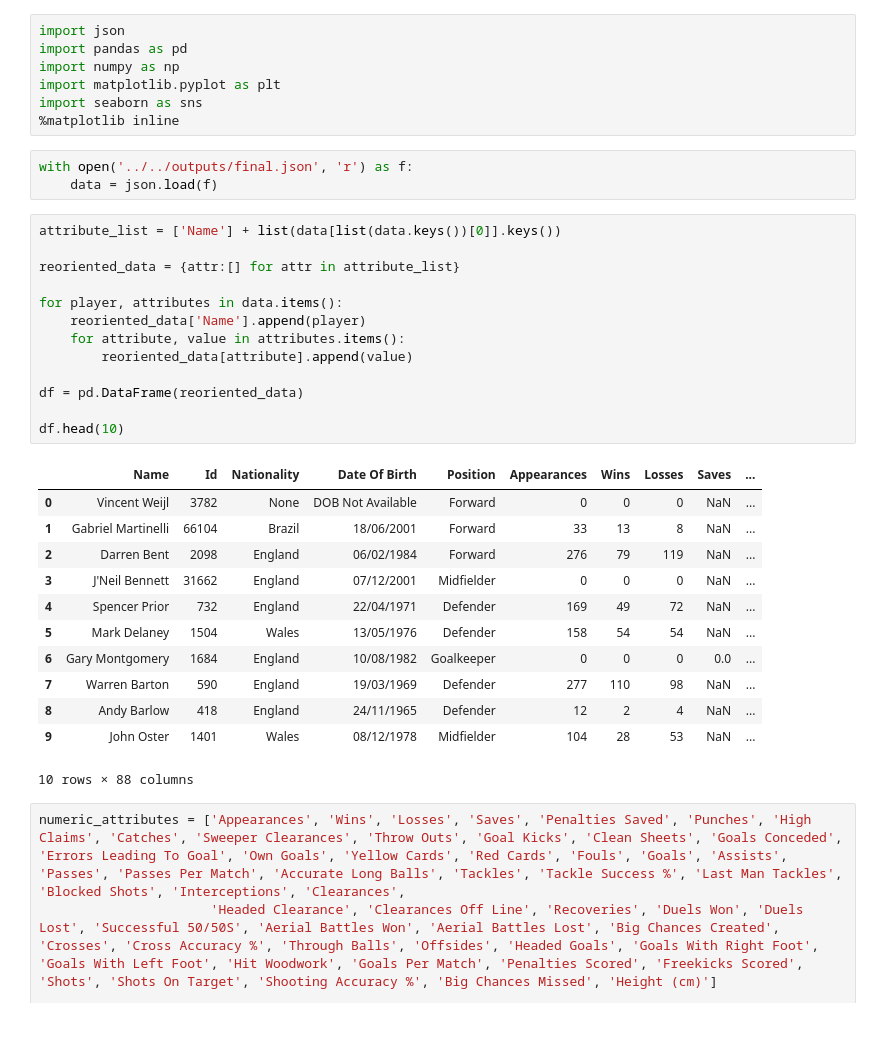
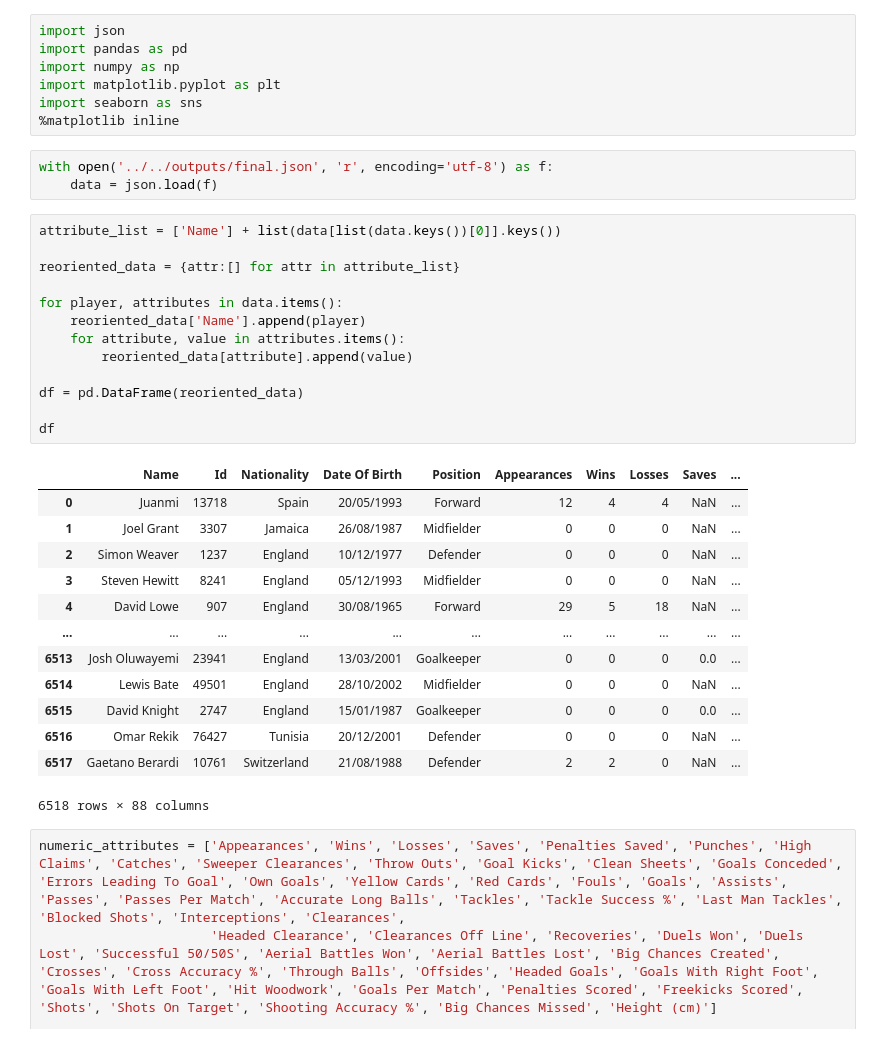
Before and after one commit to georg3tom/PL-scrape, a Jupyter notebook: scripts/notebooks/analysis.ipynb, the cells around one changed output. Saved outputs shown, nothing was run; the diff lists cells and outputs as text.

```diff
--- a/scripts/notebooks/analysis.ipynb
+++ b/scripts/notebooks/analysis.ipynb
@@ -6,34 +6,35 @@ import matplotlib.pyplot as plt
 import seaborn as sns
 %matplotlib inline
 # %%
-with open('../../outputs/final.json', 'r') as f:
+with open('../../outputs/final.json', 'r', encoding='utf-8') as f:
     data = json.load(f)
 # %%
 attribute_list = ['Name'] + list(data[list(data.keys())[0]].keys())
 
 reoriented_data = {attr:[] for attr in attribute_list}
 
 for player, attributes in data.items():
     reoriented_data['Name'].append(player)
     for attribute, value in attributes.items():
         reoriented_data[attribute].append(value)
 
 df = pd.DataFrame(reoriented_data)
 
-df.head(10)
+df
 # %% [output]
 |  | Name | Id | Nationality | Date Of Birth | Position | Appearances | Wins | Losses | Saves | ... |
-| 0 | Vincent Weijl | 3782 | None | DOB Not Available | Forward | 0 | 0 | 0 | NaN | ... |
-| 1 | Gabriel Martinelli | 66104 | Brazil | 18/06/2001 | Forward | 33 | 13 | 8 | NaN | ... |
-| 2 | Darren Bent | 2098 | England | 06/02/1984 | Forward | 276 | 79 | 119 | NaN | ... |
-| 3 | J'Neil Bennett | 31662 | England | 07/12/2001 | Midfielder | 0 | 0 | 0 | NaN | ... |
-| 4 | Spencer Prior | 732 | England | 22/04/1971 | Defender | 169 | 49 | 72 | NaN | ... |
-| 5 | Mark Delaney | 1504 | Wales | 13/05/1976 | Defender | 158 | 54 | 54 | NaN | ... |
-| 6 | Gary Montgomery | 1684 | England | 10/08/1982 | Goalkeeper | 0 | 0 | 0 | 0.0 | ... |
-| 7 | Warren Barton | 590 | England | 19/03/1969 | Defender | 277 | 110 | 98 | NaN | ... |
-| 8 | Andy Barlow | 418 | England | 24/11/1965 | Defender | 12 | 2 | 4 | NaN | ... |
-| 9 | John Oster | 1401 | Wales | 08/12/1978 | Midfielder | 104 | 28 | 53 | NaN | ... |
+| 0 | Juanmi | 13718 | Spain | 20/05/1993 | Forward | 12 | 4 | 4 | NaN | ... |
+| 1 | Joel Grant | 3307 | Jamaica | 26/08/1987 | Midfielder | 0 | 0 | 0 | NaN | ... |
+| 2 | Simon Weaver | 1237 | England | 10/12/1977 | Defender | 0 | 0 | 0 | NaN | ... |
+| 3 | Steven Hewitt | 8241 | England | 05/12/1993 | Midfielder | 0 | 0 | 0 | NaN | ... |
+| 4 | David Lowe | 907 | England | 30/08/1965 | Forward | 29 | 5 | 18 | NaN | ... |
+| ... | ... | ... | ... | ... | ... | ... | ... | ... | ... | ... |
+| 6513 | Josh Oluwayemi | 23941 | England | 13/03/2001 | Goalkeeper | 0 | 0 | 0 | 0.0 | ... |
+| 6514 | Lewis Bate | 49501 | England | 28/10/2002 | Midfielder | 0 | 0 | 0 | NaN | ... |
+| 6515 | David Knight | 2747 | England | 15/01/1987 | Goalkeeper | 0 | 0 | 0 | 0.0 | ... |
+| 6516 | Omar Rekik | 76427 | Tunisia | 20/12/2001 | Defender | 0 | 0 | 0 | NaN | ... |
+| 6517 | Gaetano Berardi | 10761 | Switzerland | 21/08/1988 | Defender | 2 | 2 | 0 | NaN | ... |
-10 rows × 88 columns
+6518 rows × 88 columns
 # %%
 numeric_attributes = ['Appearances', 'Wins', 'Losses', 'Saves', 'Penalties Saved', 'Punches', 'High Claims', 'Catches', 'Sweeper Clearances', 'Throw Outs', 'Goal Kicks', 'Clean Sheets', 'Goals Conceded', 'Errors Leading To Goal', 'Own Goals', 'Yellow Cards', 'Red Cards', 'Fouls', 'Goals', 'Assists', 'Passes', 'Passes Per Match', 'Accurate Long Balls', 'Tackles', 'Tackle Success %', 'Last Man Tackles', 'Blocked Shots', 'Interceptions', 'Clearances',
                       'Headed Clearance', 'Clearances Off Line', 'Recoveries', 'Duels Won', 'Duels Lost', 'Successful 50/50S', 'Aerial Battles Won', 'Aerial Battles Lost', 'Big Chances Created', 'Crosses', 'Cross Accuracy %', 'Through Balls', 'Offsides', 'Headed Goals', 'Goals With Right Foot', 'Goals With Left Foot', 'Hit Woodwork', 'Goals Per Match', 'Penalties Scored', 'Freekicks Scored', 'Shots', 'Shots On Target', 'Shooting Accuracy %', 'Big Chances Missed', 'Height (cm)']
```
